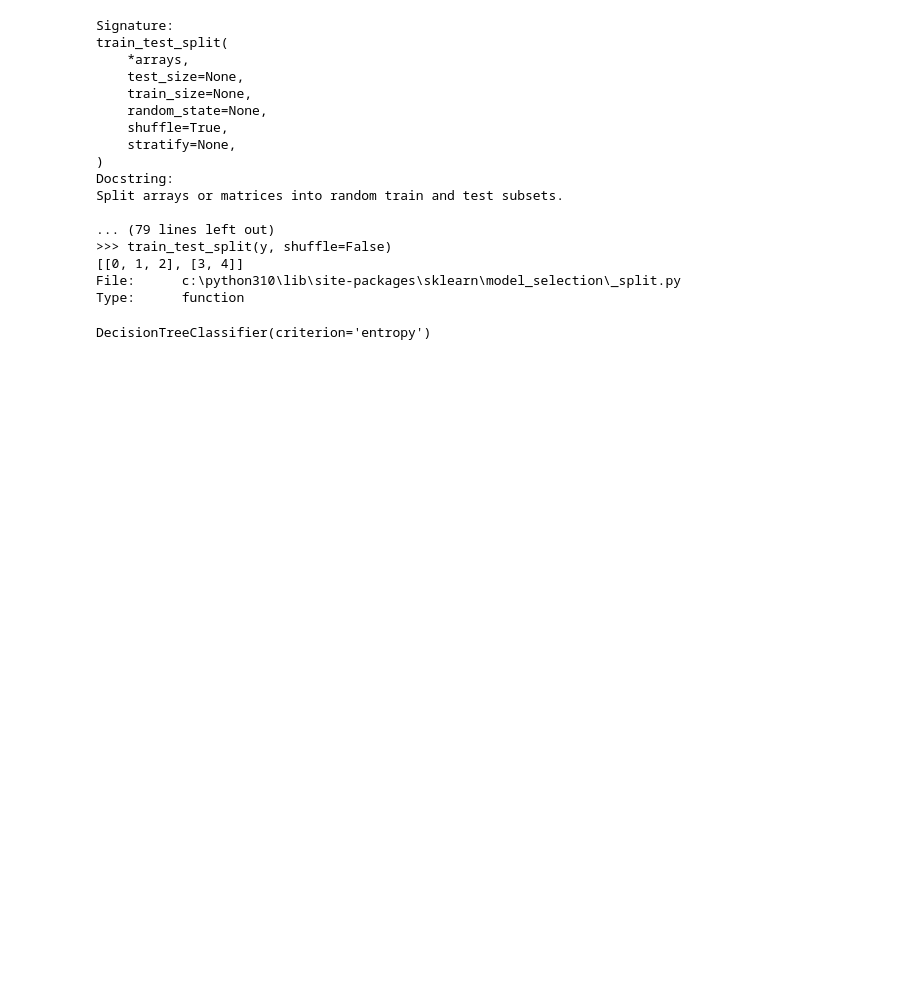
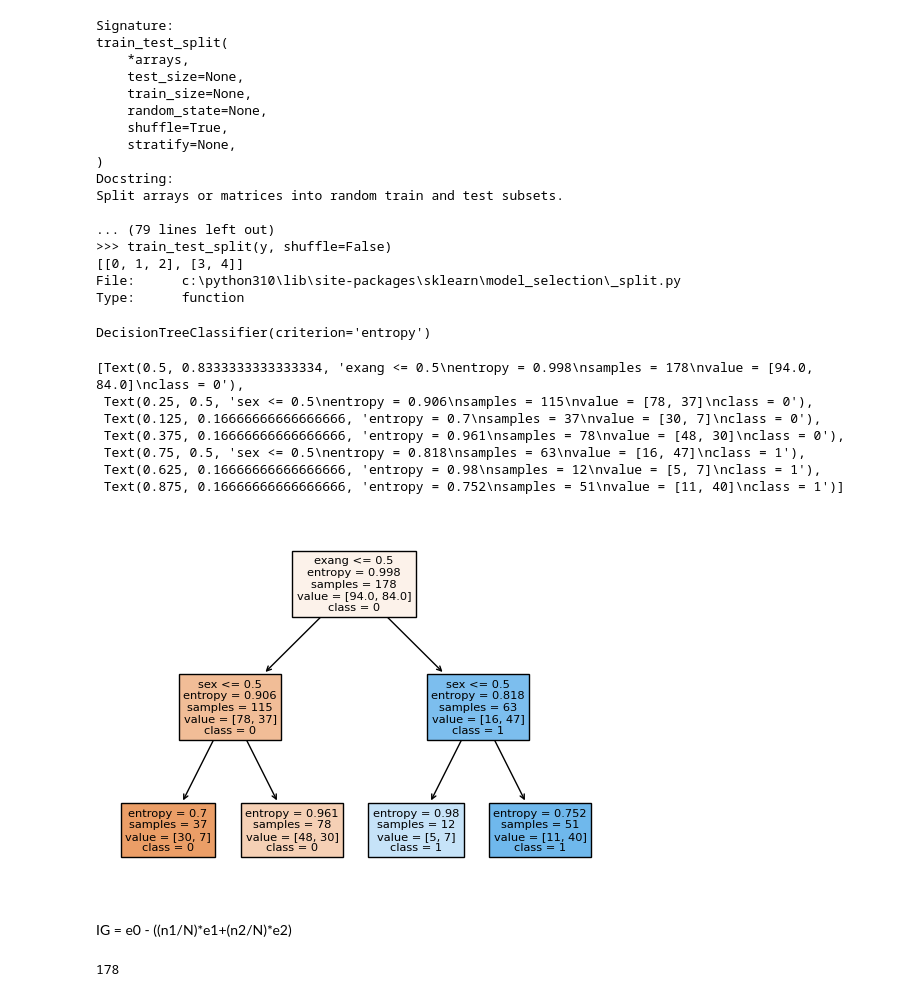
Before and after one commit to DagalSV/clone_BigData_2024, a Jupyter notebook: scikit/scikit-ex-1.ipynb, the cells around one changed output. Drawn from its saved outputs; the diff is of its cells as text; code cells hidden in the pictures; blank space fills up the shorter version.

```diff
--- a/scikit/scikit-ex-1.ipynb
+++ b/scikit/scikit-ex-1.ipynb
@@ -76,3 +76,25 @@ x_train, x_test, y_train, y_test = train_test_split(x, y, test_size=0.25, random
 clf.fit(x_train, y_train)
 # %% [output]
 DecisionTreeClassifier(criterion='entropy')
+# %%
+fn = ['sex', 'exang']
+cn = ['0', '1']
+tree.plot_tree(clf, filled=True, class_names=cn, feature_names=fn)
+# %% [output]
+[Text(0.5, 0.8333333333333334, 'exang <= 0.5\nentropy = 0.998\nsamples = 178\nvalue = [94.0, 84.0]\nclass = 0'),
+ Text(0.25, 0.5, 'sex <= 0.5\nentropy = 0.906\nsamples = 115\nvalue = [78, 37]\nclass = 0'),
+ Text(0.125, 0.16666666666666666, 'entropy = 0.7\nsamples = 37\nvalue = [30, 7]\nclass = 0'),
+ Text(0.375, 0.16666666666666666, 'entropy = 0.961\nsamples = 78\nvalue = [48, 30]\nclass = 0'),
+ Text(0.75, 0.5, 'sex <= 0.5\nentropy = 0.818\nsamples = 63\nvalue = [16, 47]\nclass = 1'),
+ Text(0.625, 0.16666666666666666, 'entropy = 0.98\nsamples = 12\nvalue = [5, 7]\nclass = 1'),
+ Text(0.875, 0.16666666666666666, 'entropy = 0.752\nsamples = 51\nvalue = [11, 40]\nclass = 1')]
+[figure, added]
+# %% [markdown]
+IG = e0 - ((n1/N)*e1+(n2/N)*e2)
+# %%
+l_node = 0
+N = clf.tree_.n_node_samples[l_node]
+e0 = clf.tree_.impurity[l_node]
+N
+# %% [output]
+178
```
Also changed, not shown: parts of 2 cells of this notebook.
